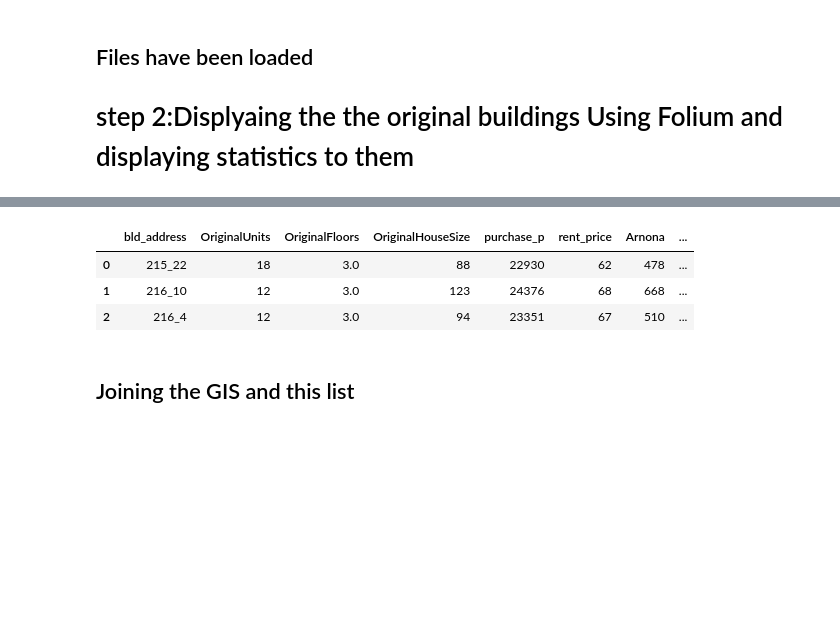
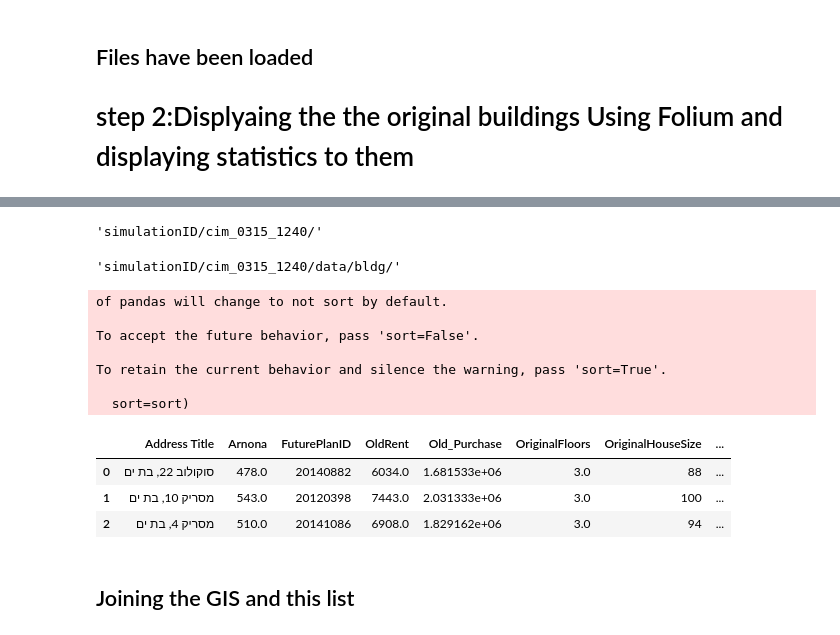
Before and after one commit to Shai2u/BatYamNY, a Jupyter notebook: Jupyter/ssi_Cimulation_march_17.ipynb, the cells around one changed output, grey strips where cells are left out. Saved outputs shown, nothing was run; the diff lists cells and outputs as text; code cells hidden in the pictures; blank space fills up the shorter version.

```diff
--- a/Jupyter/ssi_Cimulation_march_17.ipynb
+++ b/Jupyter/ssi_Cimulation_march_17.ipynb
@@ -85 +114,5 @@ layer_all_old_bldg = data["GIS_package"]["old_bldgs_background"]["layer"]
+# %%
+sim_folder='simulationID/'+simulation_folder.value+'/'
+#'simulationID/cim_0315_1240/
+script_path = sim_folder+data["script_file"]
 # %%
@@ -94,3 +129,3 @@ old_bldgs.head(2)
 # %%
 #master script
-script_file = pd.read_excel(data["script_file"])
+script_file = pd.read_excel(script_path)
@@ -138,22 +163,38 @@ Index(['index', 'bld_address', 'OriginalUnits', 'OriginalFloors',
 # %%
 bldg_list = script_file[script_file['pointPolygon']=='Point'][['bld_address', 'OriginalUnits', 'OriginalFloors',
        'OriginalHouseSize', 'purchase_p', 'rent_price', 'Arnona', 'Old_Purchase', 'OldRent',
-       'Tax and Maintenace']]
+       'Tax and Maintenace','FuturePlanID','Address Title','TypeTitle','bld_operation']]
 # %%
 list_of_excels = script_file[script_file['pointPolygon']=='Polygon']['ExcelPolygon']
+bldg_folder = sim_folder + data['bldg_path']
+# %%
+sim_folder
+# %% [output]
+'simulationID/cim_0315_1240/'
+# %%
+bldg_folder
+# %% [output]
+'simulationID/cim_0315_1240/data/bldg/'
 # %%
 for i in list_of_excels.index:
     next_complex = list_of_excels[i]
-    path_xlsx = data['bldg_path']+next_complex
+    path_xlsx =bldg_folder+next_complex
     script_of_complex = pd.read_excel(path_xlsx)
     destroyed_buildings = script_of_complex[script_of_complex['status']=='destroyed']
     append_to = destroyed_buildings[['bld_address', 'OriginalUnits', 'OriginalFloors',
        'OriginalHouseSize', 'purchase_p', 'rent_price', 'Arnona', 'Old_Purchase', 'OldRent',
        'Tax and Maintenace']]
     bldg_list = bldg_list.append(append_to)
 bldg_list.head(3)
 # %% [output]
+of pandas will change to not sort by default.
+
+To accept the future behavior, pass 'sort=False'.
+
+To retain the current behavior and silence the warning, pass 'sort=True'.
+
+  sort=sort)
-|  | bld_address | OriginalUnits | OriginalFloors | OriginalHouseSize | purchase_p | rent_price | Arnona | ... |
-| 0 | 215_22 | 18 | 3.0 | 88 | 22930 | 62 | 478 | ... |
-| 1 | 216_10 | 12 | 3.0 | 123 | 24376 | 68 | 668 | ... |
-| 2 | 216_4 | 12 | 3.0 | 94 | 23351 | 67 | 510 | ... |
+|  | Address Title | Arnona | FuturePlanID | OldRent | Old_Purchase | OriginalFloors | OriginalHouseSize | ... |
+| 0 | סוקולוב 22, בת ים | 478.0 | 20140882 | 6034.0 | 1.681533e+06 | 3.0 | 88 | ... |
+| 1 | מסריק 10, בת ים | 543.0 | 20120398 | 7443.0 | 2.031333e+06 | 3.0 | 100 | ... |
+| 2 | מסריק 4, בת ים | 510.0 | 20141086 | 6908.0 | 1.829162e+06 | 3.0 | 94 | ... |
```
Also changed, not shown: parts of 26 cells of this notebook, 10 other files.
